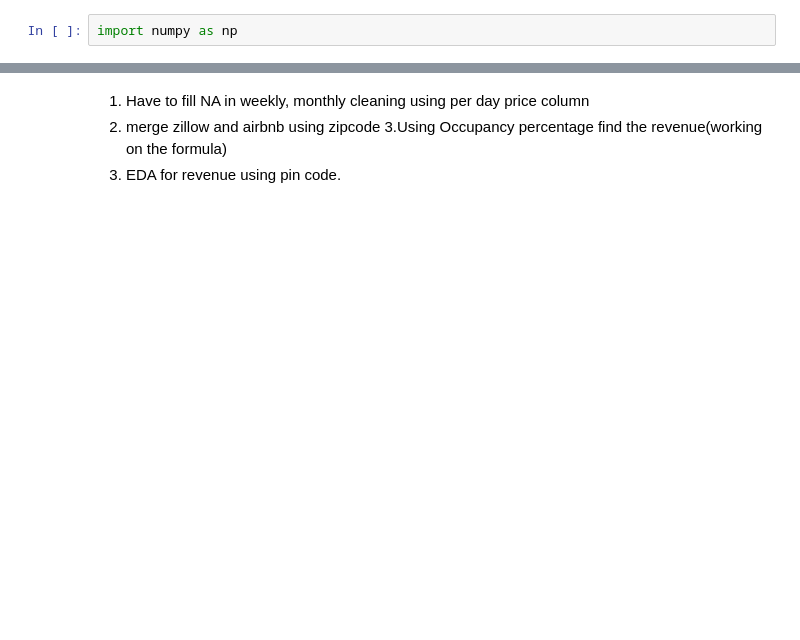
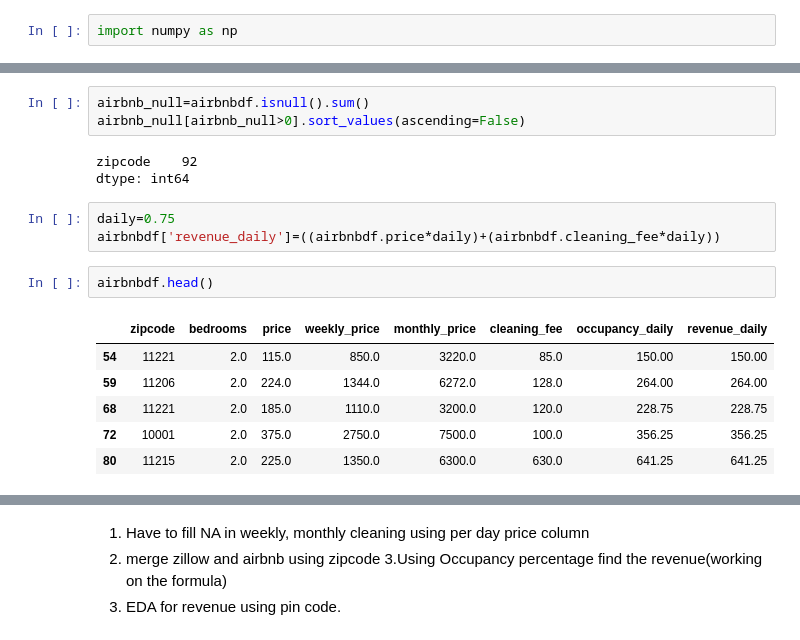
Before and after one commit to innovator-arjun/Zillow-and-airbnb, a Jupyter notebook: Airbnb and Zillow.ipynb, the cells around one changed output, grey strips where cells are left out. Drawn from its saved outputs; the diff is of its cells as text; blank space fills up the shorter version.

```diff
--- a/Airbnb and Zillow.ipynb
+++ b/Airbnb and Zillow.ipynb
@@ -175,0 +187,18 @@ ValueError: invalid literal for int() with base 10: '115.00'
+# %%
+airbnb_null=airbnbdf.isnull().sum()
+airbnb_null[airbnb_null>0].sort_values(ascending=False)
+# %% [output]
+zipcode    92
+dtype: int64
+# %%
+daily=0.75
+airbnbdf['revenue_daily']=((airbnbdf.price*daily)+(airbnbdf.cleaning_fee*daily))
+# %%
+airbnbdf.head()
+# %% [output]
+|  | zipcode | bedrooms | price | weekly_price | monthly_price | cleaning_fee | occupancy_daily | revenue_daily |
+| 54 | 11221 | 2.0 | 115.0 | 850.0 | 3220.0 | 85.0 | 150.00 | 150.00 |
+| 59 | 11206 | 2.0 | 224.0 | 1344.0 | 6272.0 | 128.0 | 264.00 | 264.00 |
+| 68 | 11221 | 2.0 | 185.0 | 1110.0 | 3200.0 | 120.0 | 228.75 | 228.75 |
+| 72 | 10001 | 2.0 | 375.0 | 2750.0 | 7500.0 | 100.0 | 356.25 | 356.25 |
+| 80 | 11215 | 2.0 | 225.0 | 1350.0 | 6300.0 | 630.0 | 641.25 | 641.25 |
```
Also changed, not shown: parts of 23 cells of this notebook, 2 other files.
